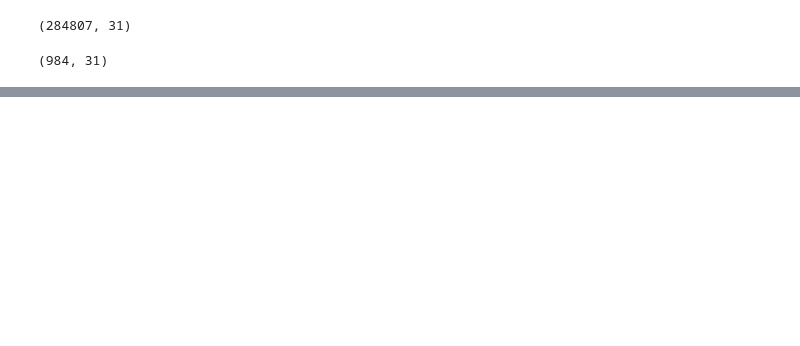
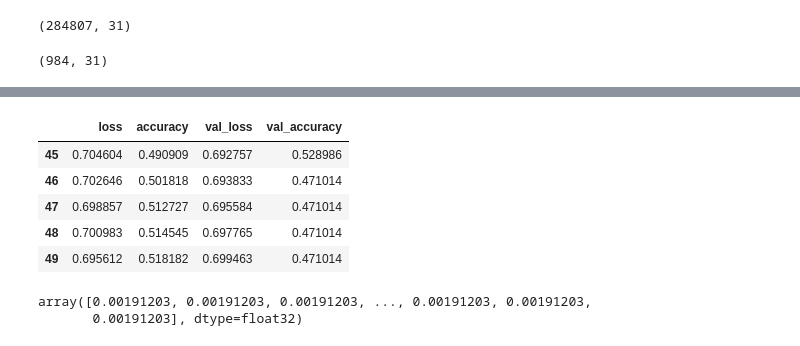
Before and after one commit to SyedHuzaifa007/Credit-Card-Fraud-Detection-Deep-Learning-Model, a Jupyter notebook: Credit_Card_Fraud_Detection_assignment.ipynb, the cells around one changed output, grey strips where cells are left out. Saved outputs shown, nothing was run; the diff lists cells and outputs as text; code cells hidden in the pictures; blank space fills up the shorter version.

```diff
--- a/Credit_Card_Fraud_Detection_assignment.ipynb
+++ b/Credit_Card_Fraud_Detection_assignment.ipynb
@@ -529,3 +519,22 @@ new_df.shape
 new_train_data = new_df.iloc[:688,:]
 # %%
 new_test_data = new_df.iloc[688:,:]
+# %%
+# Separating The Labels From Training And Testing Data
+new_train_labels = new_train_data.pop('Fraud')
+new_test_labels = new_test_data.pop('Fraud')
+# %%
+# Making Second Model For Balanced DataSet
+
+model2 = tf.keras.models.Sequential()
+model2.add(Dense(256, activation = 'relu', input_shape=(new_train_data.shape[-1],)))
+model2.add(Dropout(0.2))
+model2.add(Dense(256, activation='relu'))
+model2.add(Dropout(0.2))
+model2.add(Dense(64, activation = 'sigmoid'))
+model2.add(Dropout(0.2))
+model2.add(Dense(1, activation='sigmoid'))
+from keras import optimizers
+optimizer = optimizers.Adam(0.01)
+model2.compile(optimizer = optimizer, loss = 'binary_crossentropy', metrics = ['accuracy'])
+model2.summary()
@@ -531,0 +559,3 @@ new_test_data = new_df.iloc[688:,:]
+# %%
+# Fitting Model2
+history1 = model2.fit(new_train_data, new_train_labels, batch_size=1024, epochs = 50, verbose = 2, validation_split = 0.2)
@@ -531,0 +580,17 @@ new_test_data = new_df.iloc[688:,:]
+# %%
+# Feeding History in a Data Frame
+history1_df = pd.DataFrame(history1.history)
+history1_df.tail()
+# %% [output]
+|  | loss | accuracy | val_loss | val_accuracy |
+| 45 | 0.704604 | 0.490909 | 0.692757 | 0.528986 |
+| 46 | 0.702646 | 0.501818 | 0.693833 | 0.471014 |
+| 47 | 0.698857 | 0.512727 | 0.695584 | 0.471014 |
+| 48 | 0.700983 | 0.514545 | 0.697765 | 0.471014 |
+| 49 | 0.695612 | 0.518182 | 0.699463 | 0.471014 |
+# %%
+predictions1 = model2.predict(new_test_data)
+predictions
+# %% [output]
+array([0.00191203, 0.00191203, 0.00191203, ..., 0.00191203, 0.00191203,
+       0.00191203], dtype=float32)
```
Also changed, not shown: parts of 30 cells of this notebook.
